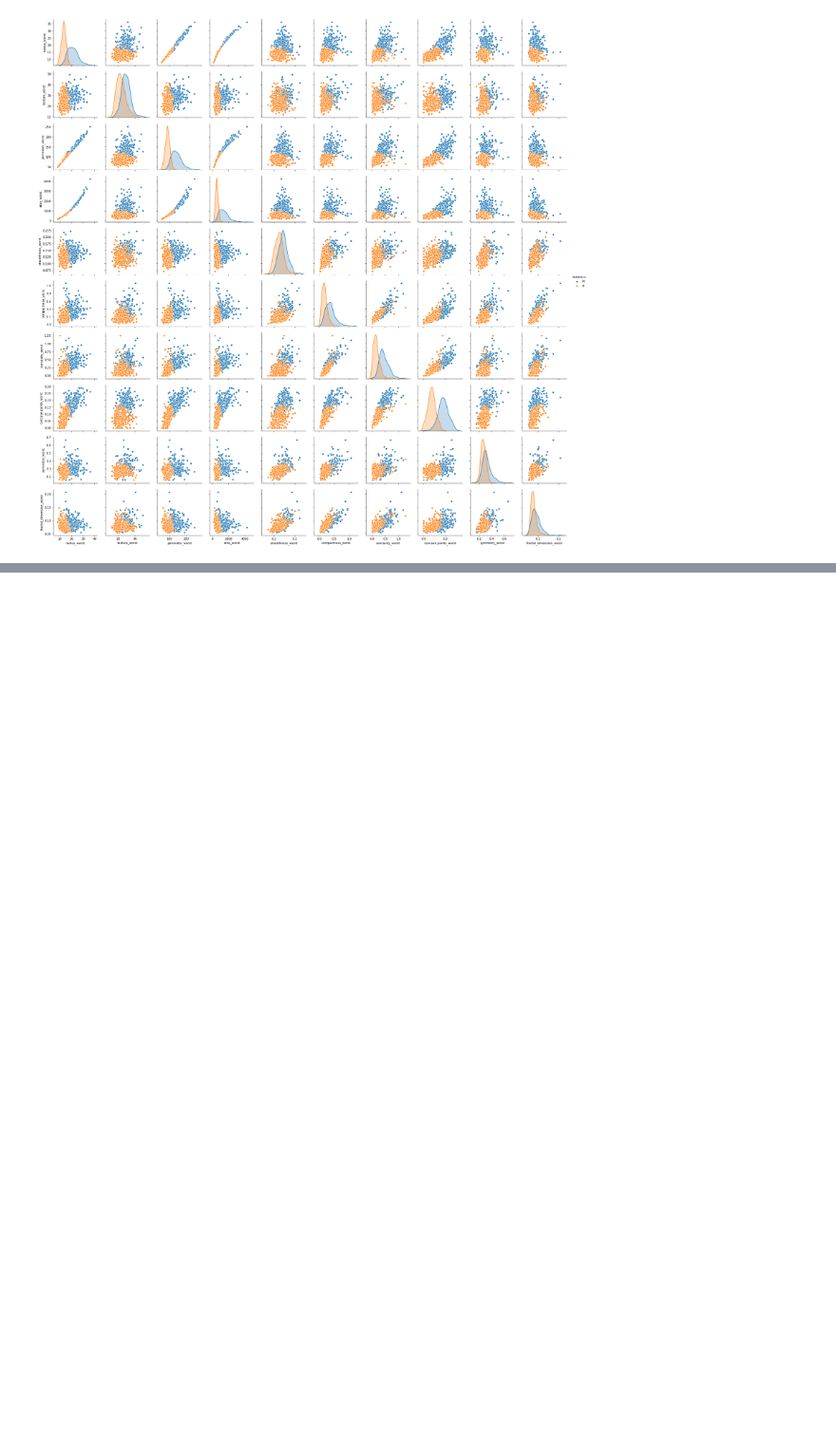
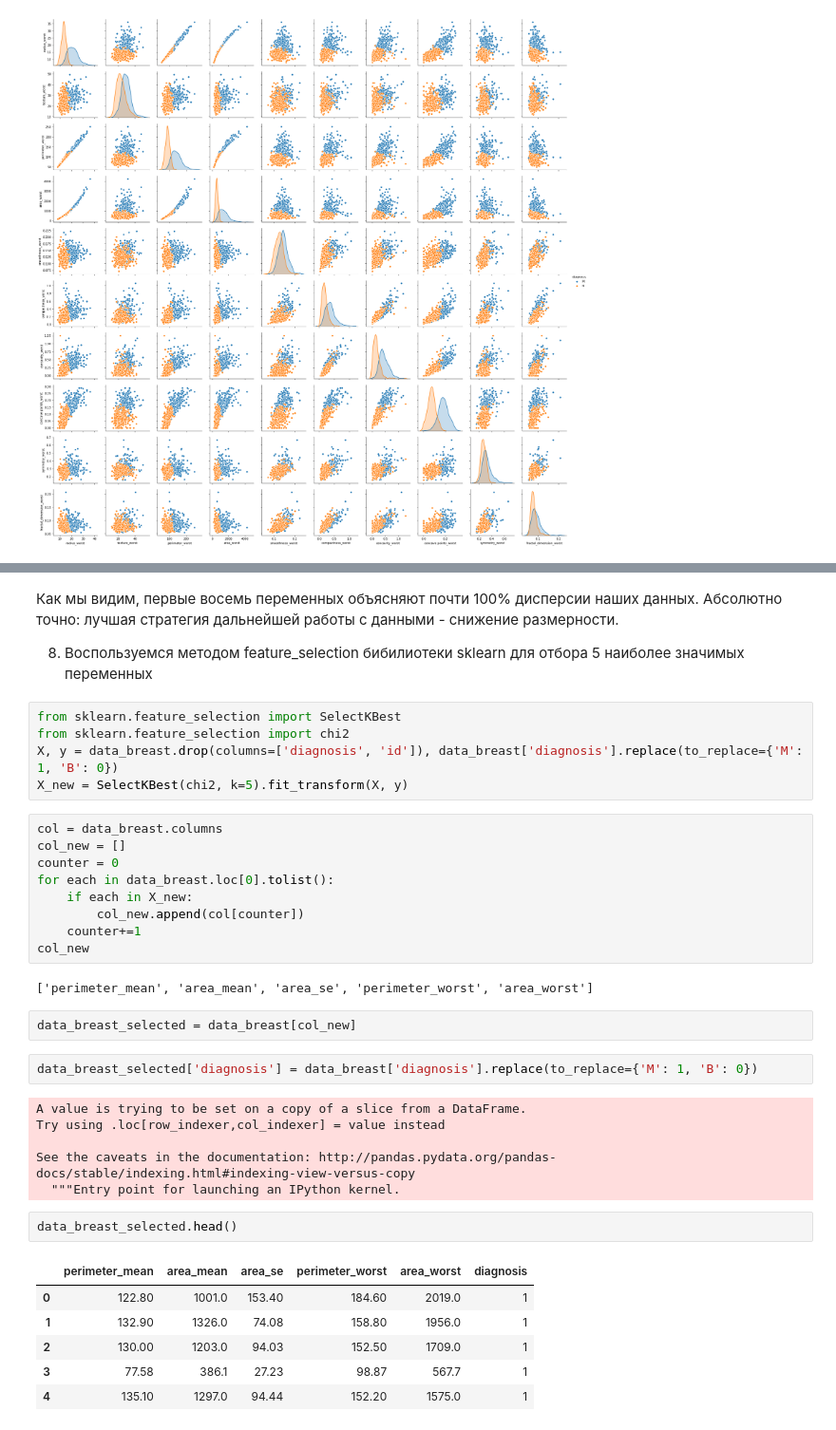
Before and after one commit to pastashkin/netology_python, a Jupyter notebook: homeworks/final_fe.ipynb, the cells around one changed output, grey strips where cells are left out. Shown at 95% size. Cells and saved outputs as stored; diff of their text form; blank space fills up the shorter version.

```diff
--- a/homeworks/final_fe.ipynb
+++ b/homeworks/final_fe.ipynb
@@ -131,0 +147,39 @@ array([1.56301468e+16, 4.38844340e+05, 7.30376946e+03, 6.85403569e+02,
+# %% [markdown]
+Как мы видим, первые восемь переменных объясняют почти 100% дисперсии наших данных. Абсолютно точно: лучшая стратегия дальнейшей работы с данными - снижение размерности.
+
+8. Воспользуемся методом feature_selection бибилиотеки sklearn для отбора 5 наиболее значимых переменных
+# %%
+from sklearn.feature_selection import SelectKBest
+from sklearn.feature_selection import chi2
+X, y = data_breast.drop(columns=['diagnosis', 'id']), data_breast['diagnosis'].replace(to_replace={'M': 1, 'B': 0})
+X_new = SelectKBest(chi2, k=5).fit_transform(X, y)
+# %%
+col = data_breast.columns
+col_new = []
+counter = 0
+for each in data_breast.loc[0].tolist():
+    if each in X_new:
+        col_new.append(col[counter])
+    counter+=1
+col_new
+# %% [output]
+['perimeter_mean', 'area_mean', 'area_se', 'perimeter_worst', 'area_worst']
+# %%
+data_breast_selected = data_breast[col_new]
+# %%
+data_breast_selected['diagnosis'] = data_breast['diagnosis'].replace(to_replace={'M': 1, 'B': 0})
+# %% [output]
+A value is trying to be set on a copy of a slice from a DataFrame.
+Try using .loc[row_indexer,col_indexer] = value instead
+
+See the caveats in the documentation: http://pandas.pydata.org/pandas-docs/stable/indexing.html#indexing-view-versus-copy
+  """Entry point for launching an IPython kernel.
+# %%
+data_breast_selected.head()
+# %% [output]
+|  | perimeter_mean | area_mean | area_se | perimeter_worst | area_worst | diagnosis |
+| 0 | 122.80 | 1001.0 | 153.40 | 184.60 | 2019.0 | 1 |
+| 1 | 132.90 | 1326.0 | 74.08 | 158.80 | 1956.0 | 1 |
+| 2 | 130.00 | 1203.0 | 94.03 | 152.50 | 1709.0 | 1 |
+| 3 | 77.58 | 386.1 | 27.23 | 98.87 | 567.7 | 1 |
+| 4 | 135.10 | 1297.0 | 94.44 | 152.20 | 1575.0 | 1 |
```
Also changed, not shown: parts of 29 cells of this notebook.
